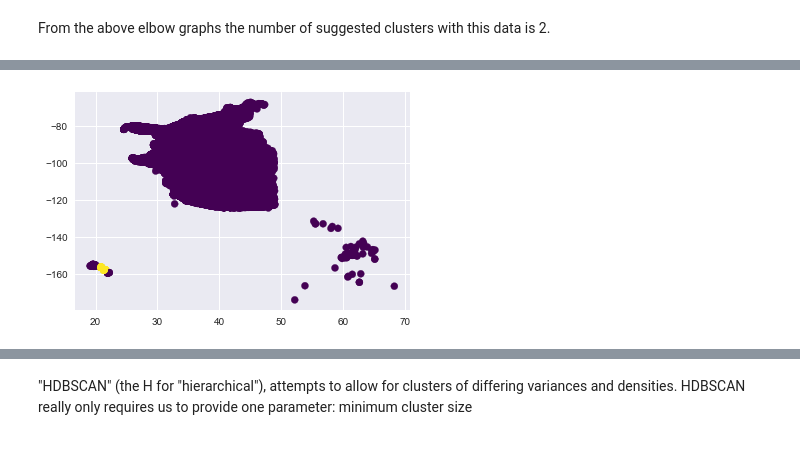
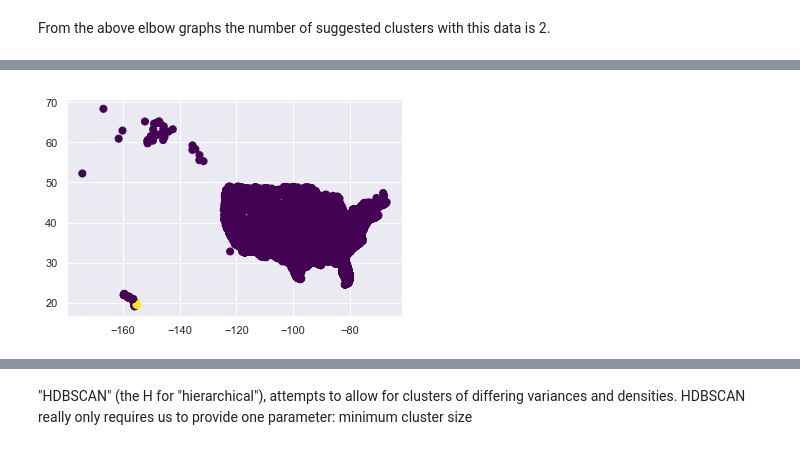
Before and after one commit to ecantu75/DataMining_Lab3, a Jupyter notebook: DataMining_LAB_3.ipynb, the cells around one changed output, grey strips where cells are left out. Saved outputs shown, nothing was run; the diff lists cells and outputs as text; code cells hidden in the pictures.

```diff
--- a/DataMining_LAB_3.ipynb
+++ b/DataMining_LAB_3.ipynb
@@ -796,12 +803,12 @@ plt.scatter(data.values[:, 0], data.values[:, 1], c=labels,
 # %%
 from sklearn.cluster import SpectralClustering
 model = SpectralClustering(n_clusters=2, affinity='nearest_neighbors',
                            assign_labels='kmeans')
 labels = model.fit_predict(data)
-plt.scatter(data.values[:, 0], data.values[:, 1], c=labels,
+plt.scatter(data.values[:, 1],data.values[:, 0], c=labels,
             s=50, cmap='viridis');
 # %% [output]
-[figure, old version]
+[figure, new version]
 # %%
 #Source: https://www.datascience.com/blog/k-means-alternatives
 #Hierarchical Density-Based Spatial Clustering of Applications with Noise (HDBSCAN)
```
Also changed, not shown: parts of 7 cells of this notebook.
